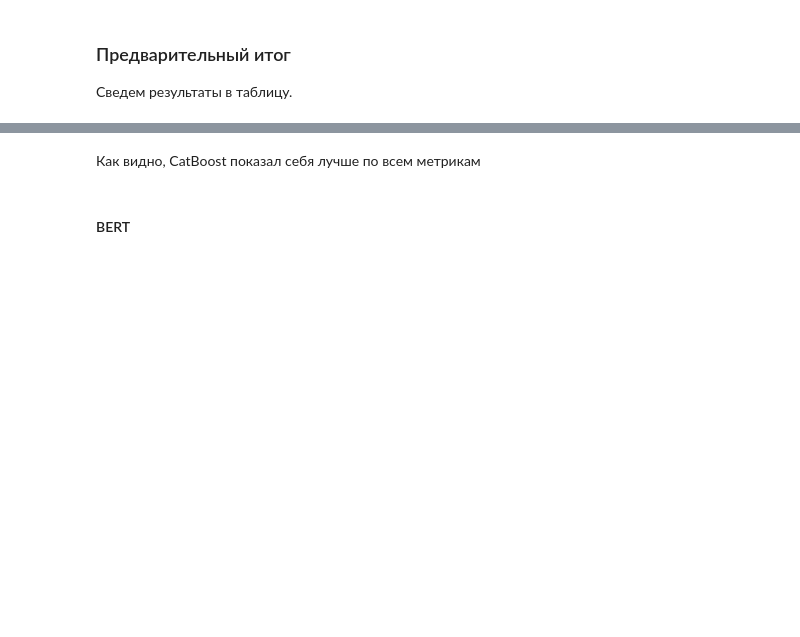
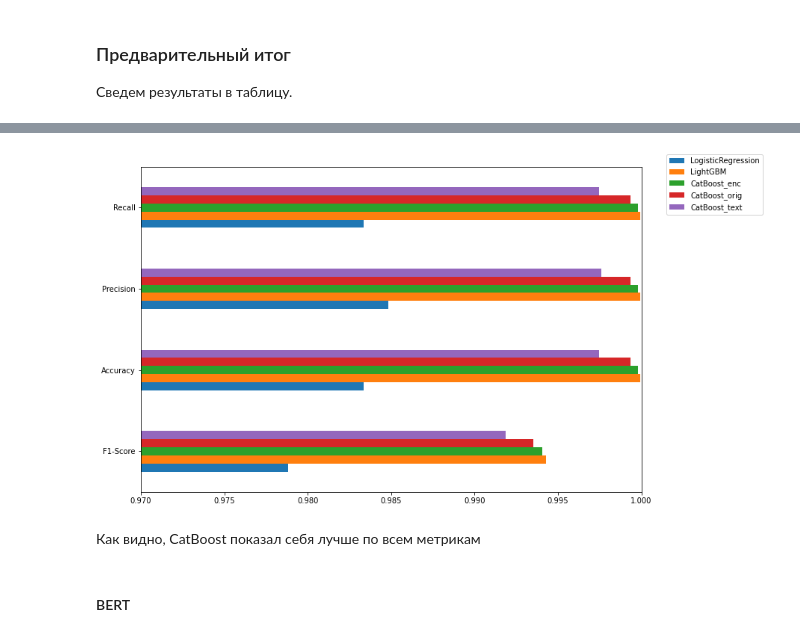
Before and after one commit to ivanovVladimir1/Styles_ML, a Jupyter notebook: sp.ipynb, the cells around one changed output, grey strips where cells are left out. Cells and saved outputs as stored; diff of their text form; code cells hidden in the pictures; blank space fills up the shorter version.

```diff
--- a/sp.ipynb
+++ b/sp.ipynb
@@ -1336,13 +1490,9 @@ for key, value in trial.params.items():
 # %%
 best_f1_CB_enc = trial.value
 
-classes = np.unique(y_train)
-weights = compute_class_weight(class_weight='balanced', classes=classes, y=y_train)
-class_weights = dict(zip(classes, weights))
-
 best_model_CB_enc = CatBoostClassifier(**trial.params,
                                        loss_function='MultiClassOneVsAll',
-                                       class_weights=class_weights,
+                                       auto_class_weights='Balanced',
                                        random_state=RS,
                                        verbose=False,
                                        task_type="GPU",
@@ -1410,13 +1586,9 @@ for key, value in trial.params.items():
 # %%
 best_f1_CB_orig = trial.value
 
-classes = np.unique(y_train)
-weights = compute_class_weight(class_weight='balanced', classes=classes, y=y_train)
-class_weights = dict(zip(classes, weights))
-
 best_model_CB_orig = CatBoostClassifier(**trial.params,
                                         loss_function='MultiClassOneVsAll',
-                                        class_weights=class_weights,
+                                        auto_class_weights='Balanced',
                                         random_state=RS,
                                         verbose=False,
                                         task_type="GPU",
@@ -1529,7 +1735,7 @@ best_f1_CB_text = trial.value
 
 best_model_CB_text = CatBoostClassifier(**trial.params,
                                         loss_function='MultiClassOneVsAll',
-                                        class_weights=class_weights,
+                                        auto_class_weights='Balanced',
                                         random_state=RS,
                                         verbose=False,
                                         task_type="GPU",
@@ -1587,3 +1799,9 @@ train_score.plot(kind='bar', ylim=(0.95, 1));
+# %%
+train_score.plot(kind='barh', xlim=(0.97, 1))
+
+plt.legend(bbox_to_anchor=(0.75, .55, 0.5, 0.5));
+# %% [output]
+[figure, added]
 # %% [markdown]
 Как видно, CatBoost показал себя лучше по всем метрикам
 # %%
```
Also changed, not shown: parts of 38 cells of this notebook.
